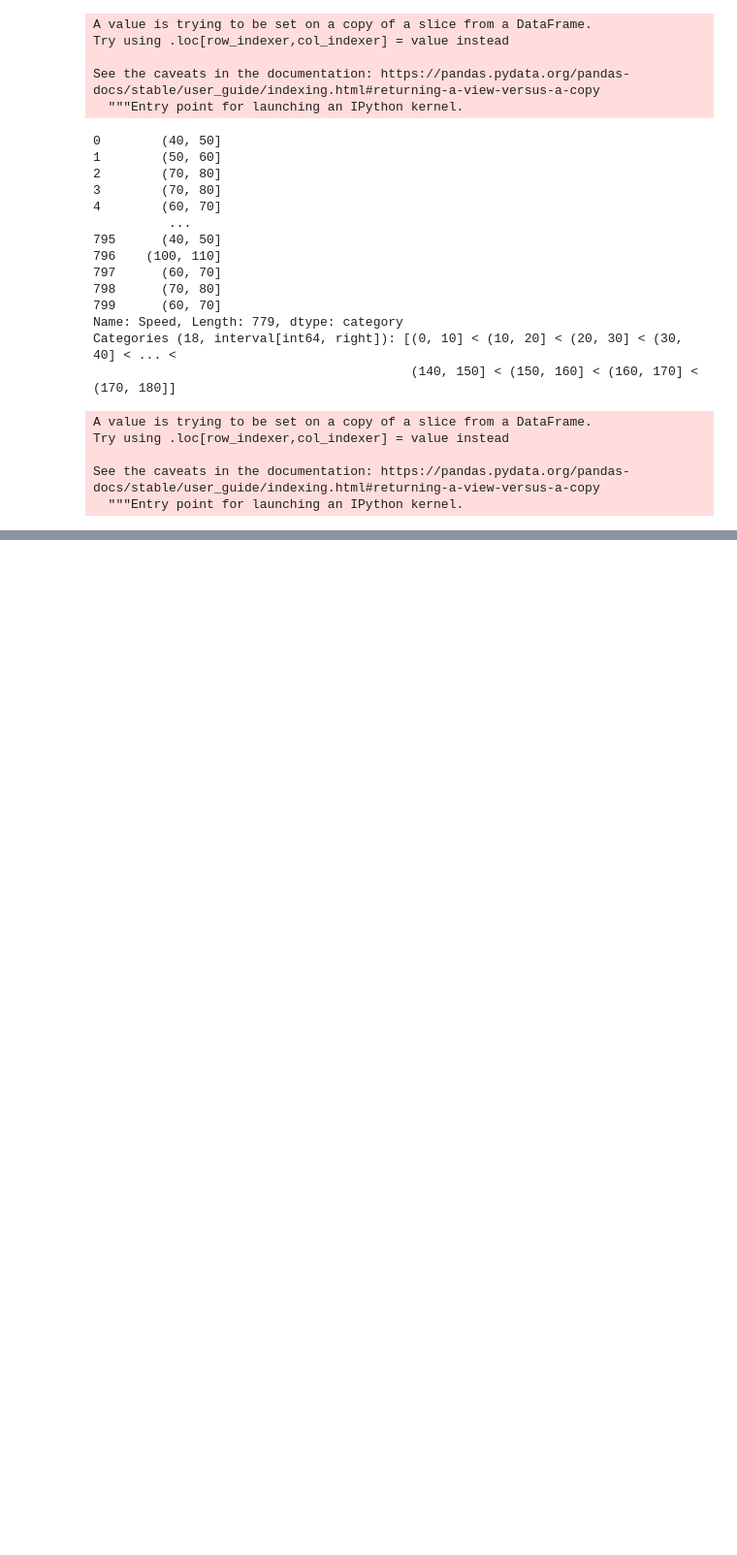
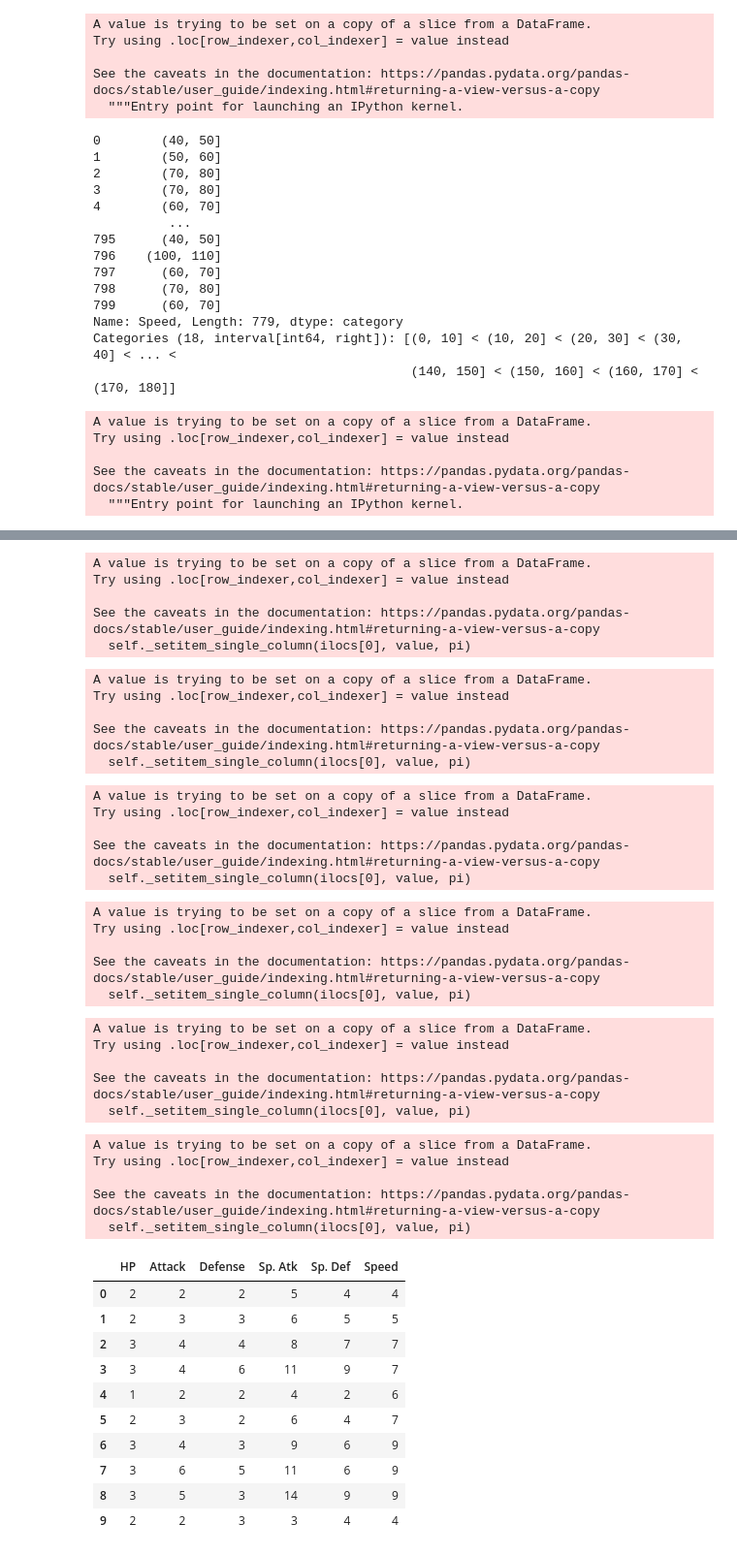
Before and after one commit to TonyMB17/Pokemon, a Jupyter notebook: Pokemon.ipynb, the cells around one changed output, grey strips where cells are left out. Shown at 97% size. Saved outputs shown, nothing was run; the diff lists cells and outputs as text; code cells hidden in the pictures; blank space fills up the shorter version.

```diff
--- a/Pokemon.ipynb
+++ b/Pokemon.ipynb
@@ -275,0 +306,64 @@ See the caveats in the documentation: https://pandas.pydata.org/pandas-docs/stab
+# %%
+#son un tipo de datos pandas correspondientes a variables categóricas en estadísticas
+from pandas.core.arrays import categorical #valor categorico, toman una variable limitada
+pokemonDatax.loc[:,'HP'],categoriaHP=pd.factorize(pokemonDatax['HP'],sort=True)
+# %% [output]
+A value is trying to be set on a copy of a slice from a DataFrame.
+Try using .loc[row_indexer,col_indexer] = value instead
+
+See the caveats in the documentation: https://pandas.pydata.org/pandas-docs/stable/user_guide/indexing.html#returning-a-view-versus-a-copy
+  self._setitem_single_column(ilocs[0], value, pi)
+# %%
+pokemonDatax.loc[:,'Attack'],categoriaAttack=pd.factorize(pokemonDatax['Attack'],sort=True)
+# %% [output]
+A value is trying to be set on a copy of a slice from a DataFrame.
+Try using .loc[row_indexer,col_indexer] = value instead
+
+See the caveats in the documentation: https://pandas.pydata.org/pandas-docs/stable/user_guide/indexing.html#returning-a-view-versus-a-copy
+  self._setitem_single_column(ilocs[0], value, pi)
+# %%
+pokemonDatax.loc[:,'Defense'],categoriaDef=pd.factorize(pokemonDatax['Defense'],sort=True)
+# %% [output]
+A value is trying to be set on a copy of a slice from a DataFrame.
+Try using .loc[row_indexer,col_indexer] = value instead
+
+See the caveats in the documentation: https://pandas.pydata.org/pandas-docs/stable/user_guide/indexing.html#returning-a-view-versus-a-copy
+  self._setitem_single_column(ilocs[0], value, pi)
+# %%
+pokemonDatax.loc[:,'Sp. Atk'],categoriaSA=pd.factorize(pokemonDatax['Sp. Atk'],sort=True)
+# %% [output]
+A value is trying to be set on a copy of a slice from a DataFrame.
+Try using .loc[row_indexer,col_indexer] = value instead
+
+See the caveats in the documentation: https://pandas.pydata.org/pandas-docs/stable/user_guide/indexing.html#returning-a-view-versus-a-copy
+  self._setitem_single_column(ilocs[0], value, pi)
+# %%
+pokemonDatax.loc[:,'Sp. Def'],categoriaSD=pd.factorize(pokemonDatax['Sp. Def'],sort=True)
+# %% [output]
+A value is trying to be set on a copy of a slice from a DataFrame.
+Try using .loc[row_indexer,col_indexer] = value instead
+
+See the caveats in the documentation: https://pandas.pydata.org/pandas-docs/stable/user_guide/indexing.html#returning-a-view-versus-a-copy
+  self._setitem_single_column(ilocs[0], value, pi)
+# %%
+pokemonDatax.loc[:,'Speed'],categoriaSp=pd.factorize(pokemonDatax['Speed'],sort=True)
+# %% [output]
+A value is trying to be set on a copy of a slice from a DataFrame.
+Try using .loc[row_indexer,col_indexer] = value instead
+
+See the caveats in the documentation: https://pandas.pydata.org/pandas-docs/stable/user_guide/indexing.html#returning-a-view-versus-a-copy
+  self._setitem_single_column(ilocs[0], value, pi)
+# %%
+pokemonDatax.head(10)
+# %% [output]
+|  | HP | Attack | Defense | Sp. Atk | Sp. Def | Speed |
+| 0 | 2 | 2 | 2 | 5 | 4 | 4 |
+| 1 | 2 | 3 | 3 | 6 | 5 | 5 |
+| 2 | 3 | 4 | 4 | 8 | 7 | 7 |
+| 3 | 3 | 4 | 6 | 11 | 9 | 7 |
+| 4 | 1 | 2 | 2 | 4 | 2 | 6 |
+| 5 | 2 | 3 | 2 | 6 | 4 | 7 |
+| 6 | 3 | 4 | 3 | 9 | 6 | 9 |
+| 7 | 3 | 6 | 5 | 11 | 6 | 9 |
+| 8 | 3 | 5 | 3 | 14 | 9 | 9 |
+| 9 | 2 | 2 | 3 | 3 | 4 | 4 |
```
Also changed, not shown: parts of 2 cells of this notebook.
